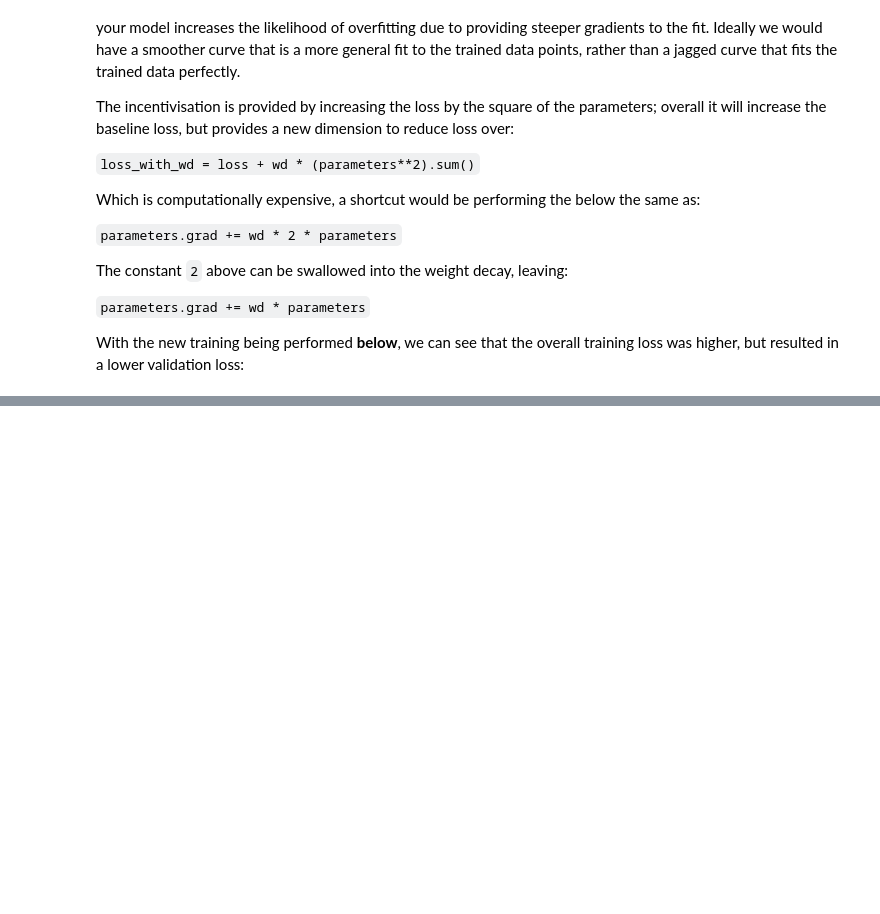
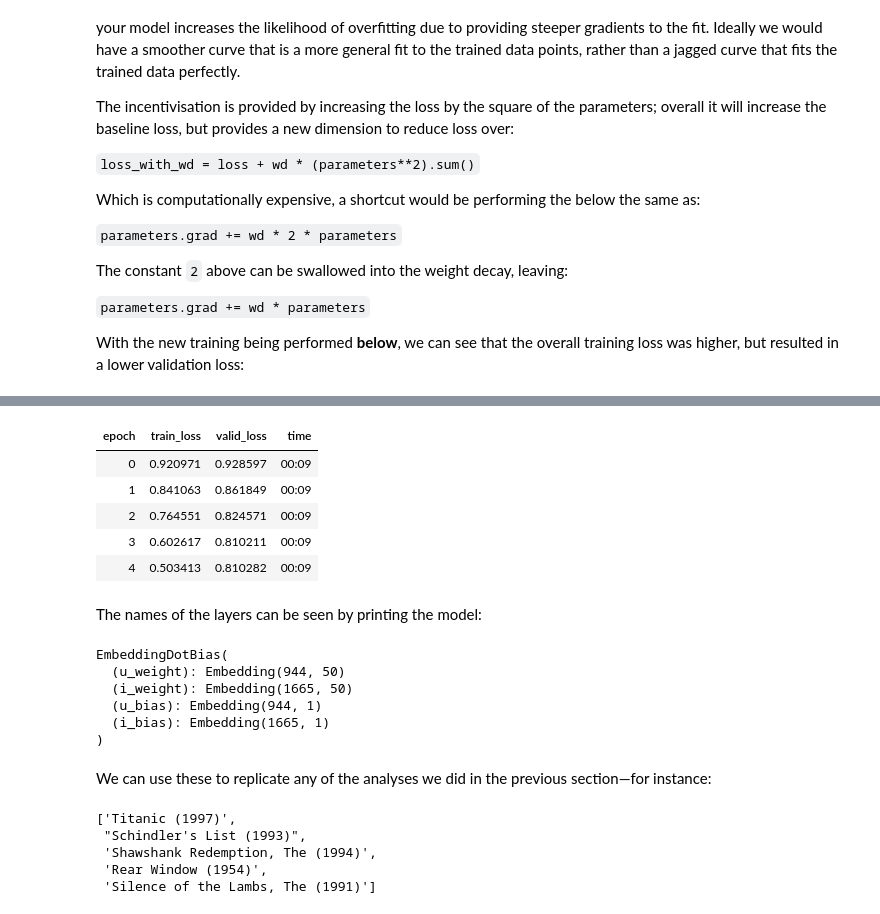
Before and after one commit to vpste1/mlscrapbook, a Jupyter notebook: CollaborativeFiltering.ipynb, the cells around one changed output, grey strips where cells are left out. Drawn from its saved outputs; the diff is of its cells as text; code cells hidden in the pictures; blank space fills up the shorter version.

```diff
--- a/CollaborativeFiltering.ipynb
+++ b/CollaborativeFiltering.ipynb
@@ -293,0 +425,34 @@ learn.fit_one_cycle(5, 5e-3, wd=0.1)
+# %%
+learn = collab_learner(dls, n_factors=50, y_range=(0, 5.5))
+# %%
+learn.fit_one_cycle(5, 5e-3, wd=0.1)
+# %% [output]
+| epoch | train_loss | valid_loss | time |
+| 0 | 0.920971 | 0.928597 | 00:09 |
+| 1 | 0.841063 | 0.861849 | 00:09 |
+| 2 | 0.764551 | 0.824571 | 00:09 |
+| 3 | 0.602617 | 0.810211 | 00:09 |
+| 4 | 0.503413 | 0.810282 | 00:09 |
+# %% [markdown]
+The names of the layers can be seen by printing the model:
+# %%
+learn.model
+# %% [output]
+EmbeddingDotBias(
+  (u_weight): Embedding(944, 50)
+  (i_weight): Embedding(1665, 50)
+  (u_bias): Embedding(944, 1)
+  (i_bias): Embedding(1665, 1)
+)
+# %% [markdown]
+We can use these to replicate any of the analyses we did in the previous section—for instance:
+# %%
+movie_bias = learn.model.i_bias.weight.squeeze()
+idxs = movie_bias.argsort(descending=True)[:5]
+[dls.classes['title'][i] for i in idxs]
+# %% [output]
+['Titanic (1997)',
+ "Schindler's List (1993)",
+ 'Shawshank Redemption, The (1994)',
+ 'Rear Window (1954)',
+ 'Silence of the Lambs, The (1991)']
```
Also changed, not shown: parts of 40 cells of this notebook.
